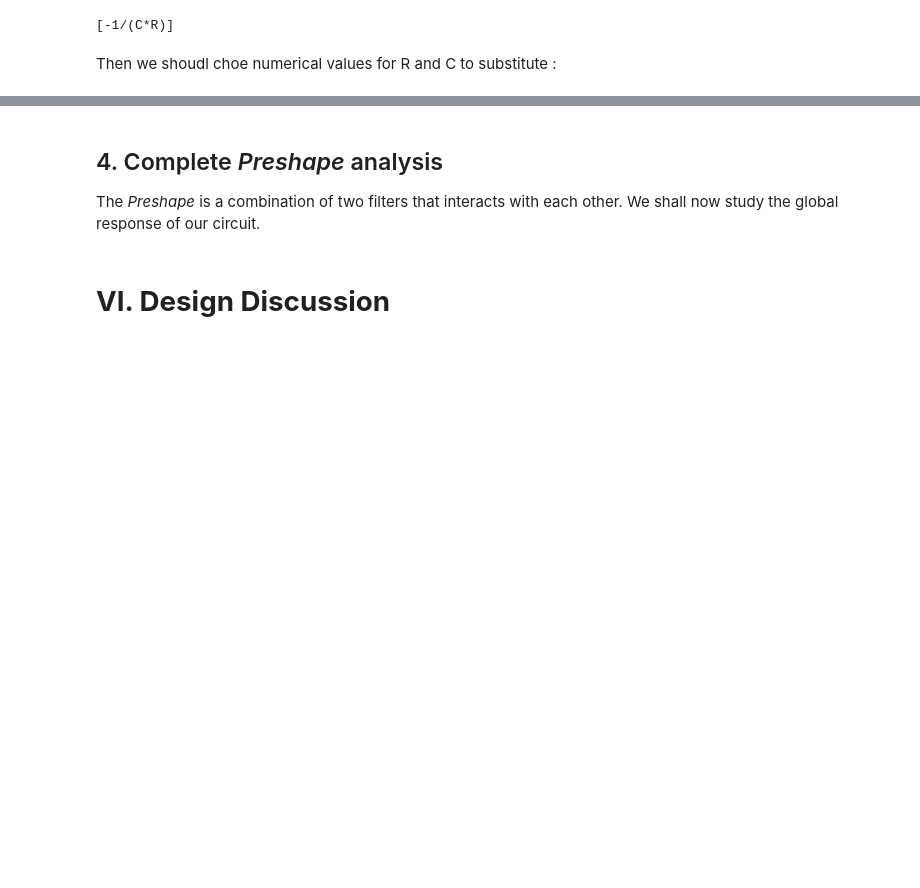
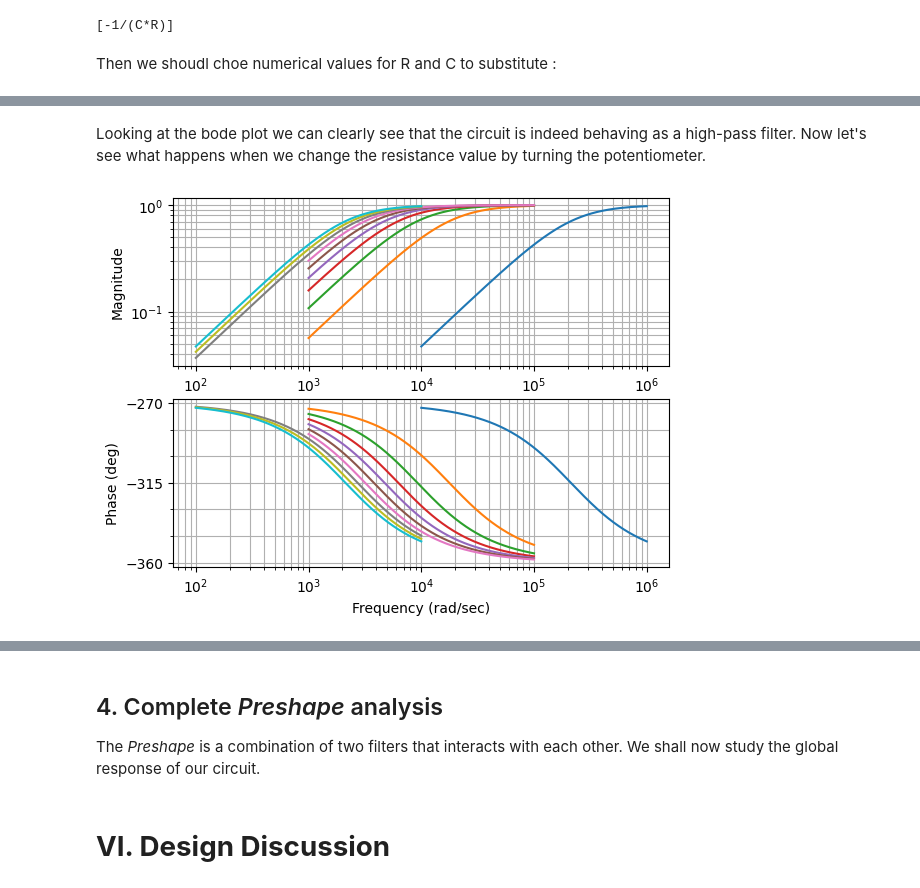
Before and after one commit to TitSo17/custom-fuzz-face, a Jupyter notebook: analysis/notebooks/01_PreShape_filter.ipynb, the cells around one changed output, grey strips where cells are left out. Cells and saved outputs as stored; diff of their text form; code cells hidden in the pictures; blank space fills up the shorter version.

```diff
--- a/analysis/notebooks/01_PreShape_filter.ipynb
+++ b/analysis/notebooks/01_PreShape_filter.ipynb
@@ -59,6 +61,6 @@ R, C = sp.symbols('R C', positive=True)
 Zc = 1/(C*s) # Capacitor impedance
 Zr = R # Resistor impedance
 # %%
-H_hp = (Zc)/(Zc + Zr)
+H_hp = (Zr)/(Zc + Zr)
 H_hp
 # %% [output]
@@ -112,0 +119,24 @@ ct.pzmap(sys)
+# %% [markdown]
+Looking at the bode plot we can clearly see that the circuit is indeed behaving as a high-pass filter. Now let's see what happens when we change the resistance value by turning the potentiometer.
+# %%
+tab = np.linspace(100, 10e3, 10)
+for i in tab :
+    values = {
+        R: i,
+        C: 47e-9
+    }
+    H_num = sp.simplify(H_hp.subs(values))
+    num, den = sp.fraction(H_num)
+    N_poly = sp.Poly(num, s)
+    D_poly = sp.Poly(den, s)
+    N_coeffs = N_poly.all_coeffs()
+    D_coeffs = D_poly.all_coeffs()
+    N_coeffs = [float(c) for c in N_coeffs]
+    D_coeffs = [float(c) for c in D_coeffs]
+    sys = ct.TransferFunction(
+        N_coeffs,
+        D_coeffs
+    )
+    ct.bode(sys);
+# %% [output]
+[figure, added]
```
Also changed, not shown: parts of 7 cells of this notebook.
